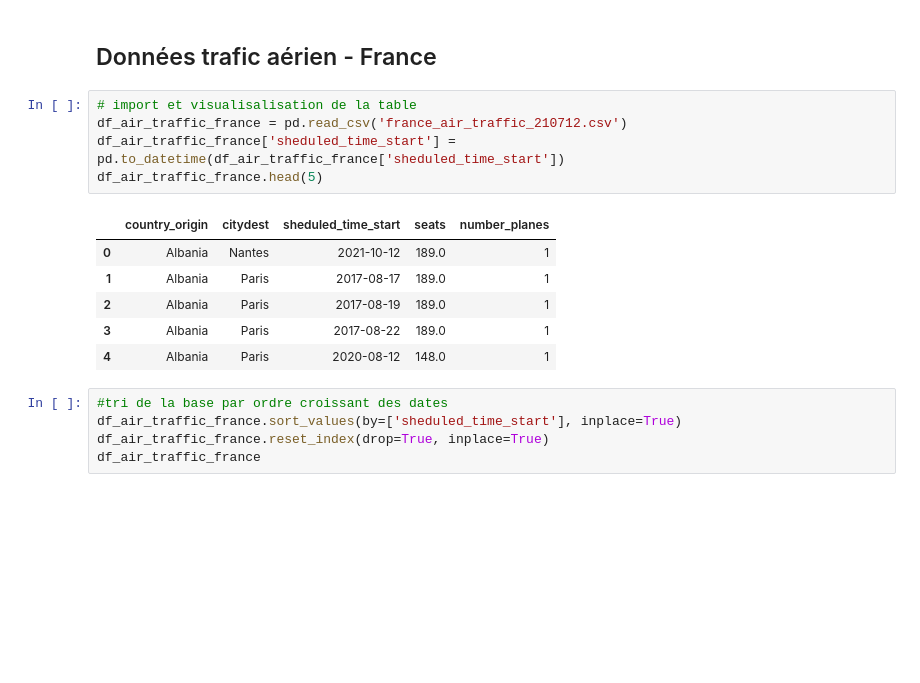
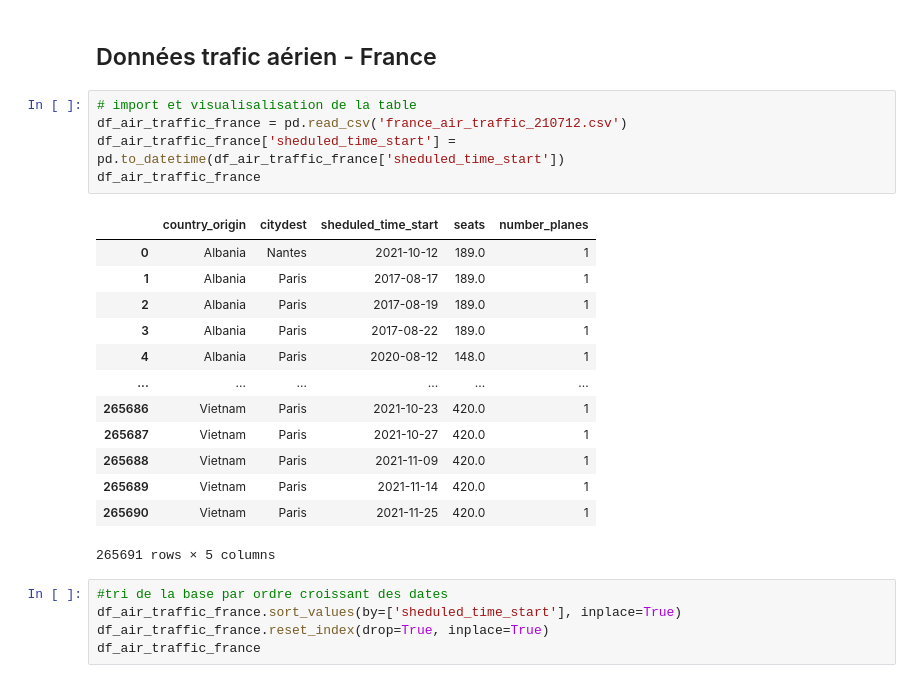
Before and after one commit to julienowack/stat_app, a Jupyter notebook: Valeurs manquantes.ipynb, the cells around one changed output. Saved outputs shown, nothing was run; the diff lists cells and outputs as text; blank space fills up the shorter version.

```diff
--- a/Valeurs manquantes.ipynb
+++ b/Valeurs manquantes.ipynb
@@ -9,15 +9,22 @@ import numpy as np
 # %%
 # import et visualisalisation de la table
 df_air_traffic_france = pd.read_csv('france_air_traffic_210712.csv')
 df_air_traffic_france['sheduled_time_start'] = pd.to_datetime(df_air_traffic_france['sheduled_time_start'])
-df_air_traffic_france.head(5)
+df_air_traffic_france
 # %% [output]
 |  | country_origin | citydest | sheduled_time_start | seats | number_planes |
 | 0 | Albania | Nantes | 2021-10-12 | 189.0 | 1 |
 | 1 | Albania | Paris | 2017-08-17 | 189.0 | 1 |
 | 2 | Albania | Paris | 2017-08-19 | 189.0 | 1 |
 | 3 | Albania | Paris | 2017-08-22 | 189.0 | 1 |
 | 4 | Albania | Paris | 2020-08-12 | 148.0 | 1 |
+| ... | ... | ... | ... | ... | ... |
+| 265686 | Vietnam | Paris | 2021-10-23 | 420.0 | 1 |
+| 265687 | Vietnam | Paris | 2021-10-27 | 420.0 | 1 |
+| 265688 | Vietnam | Paris | 2021-11-09 | 420.0 | 1 |
+| 265689 | Vietnam | Paris | 2021-11-14 | 420.0 | 1 |
+| 265690 | Vietnam | Paris | 2021-11-25 | 420.0 | 1 |
+265691 rows × 5 columns
 # %%
 #tri de la base par ordre croissant des dates
 df_air_traffic_france.sort_values(by=['sheduled_time_start'], inplace=True)
```
Also changed, not shown: parts of 11 cells of this notebook.
